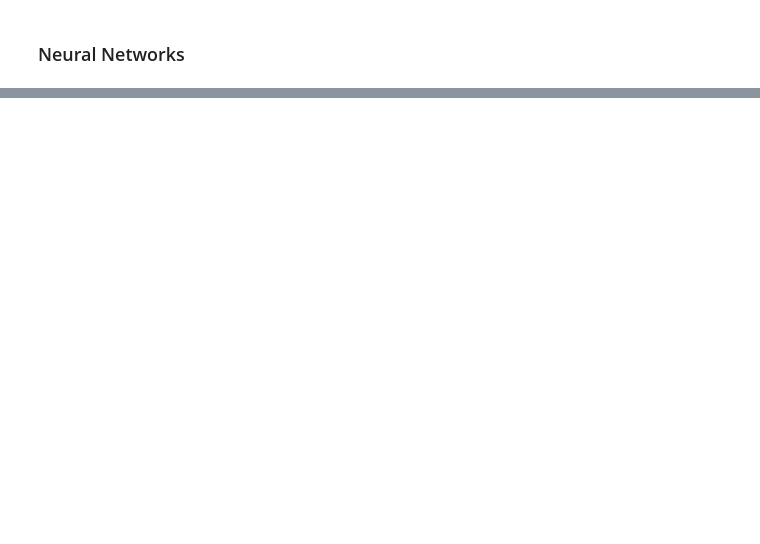
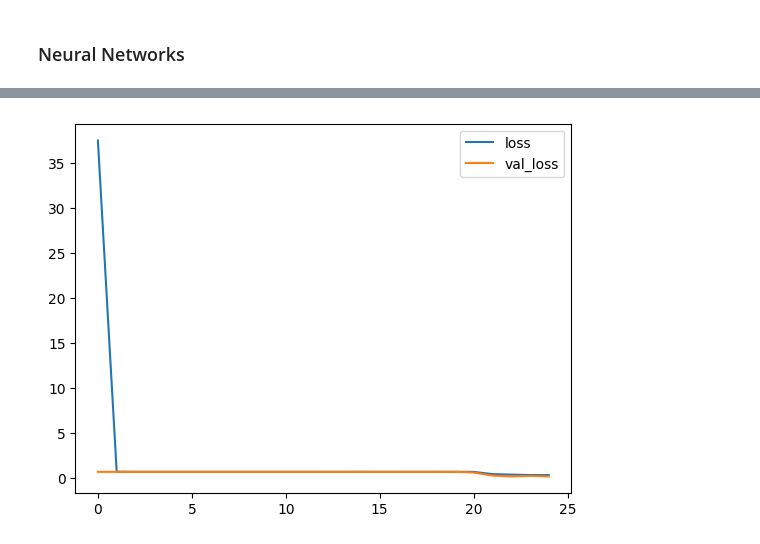
Before and after one commit to AThompson04/credit-card-fraud-detection, a Jupyter notebook: notebooks/modeling.ipynb, the cells around one changed output, grey strips where cells are left out. Saved outputs shown, nothing was run; the diff lists cells and outputs as text; code cells hidden in the pictures; blank space fills up the shorter version.

```diff
--- a/notebooks/modeling.ipynb
+++ b/notebooks/modeling.ipynb
@@ -222,0 +275,13 @@ weighted avg       0.97      0.97      0.97    169966
+# %%
+tree_smote = GradientBoostingClassifier(random_state=46)
+
+grid_search_tree_smote = GridSearchCV(
+    estimator=tree_smote,
+    param_grid=param_grid,
+    cv=5,  # 5-fold cross-validation
+    scoring='accuracy',  # Metric to optimize
+    n_jobs=-1,  # Use all processors
+    verbose=1
+)
+
+grid_search_tree_smote.fit(X_train2, y_train2)
@@ -224,0 +443,17 @@ weighted avg       0.97      0.97      0.97    169966
+# %%
+model_smote = Sequential()
+model_smote.add(Dense(units=29,activation='relu'))
+model_smote.add(Dropout(0.2))
+
+model_smote.add(Dense(units=15,activation='relu'))
+model_smote.add(Dropout(0.2))
+
+model_smote.add(Dense(units=1,activation='sigmoid'))
+model_smote.compile(loss='binary_crossentropy', optimizer='adam')
+# %%
+model_smote.fit(x=X_train2,
+                y=y_train2,
+                epochs=600,
+                validation_data=(X_test2, y_test2), verbose=1,
+                callbacks=[early_stop]
+               )
@@ -224,0 +479,5 @@ weighted avg       0.97      0.97      0.97    169966
+# %%
+model_loss_smote = pd.DataFrame(model_smote.history.history)
+model_loss_smote.plot();
+# %% [output]
+[figure, added]
```
Also changed, not shown: parts of 34 cells of this notebook.
